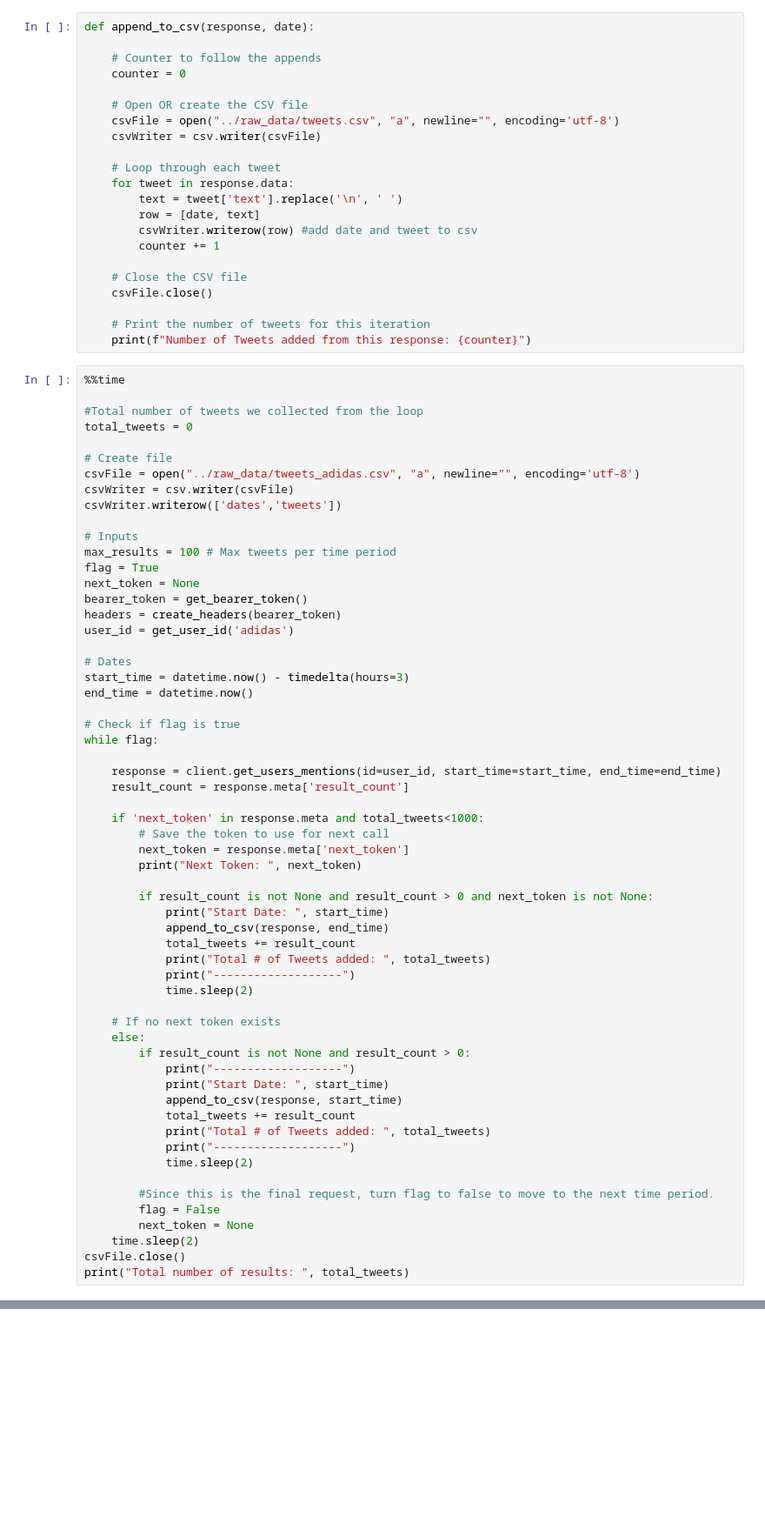
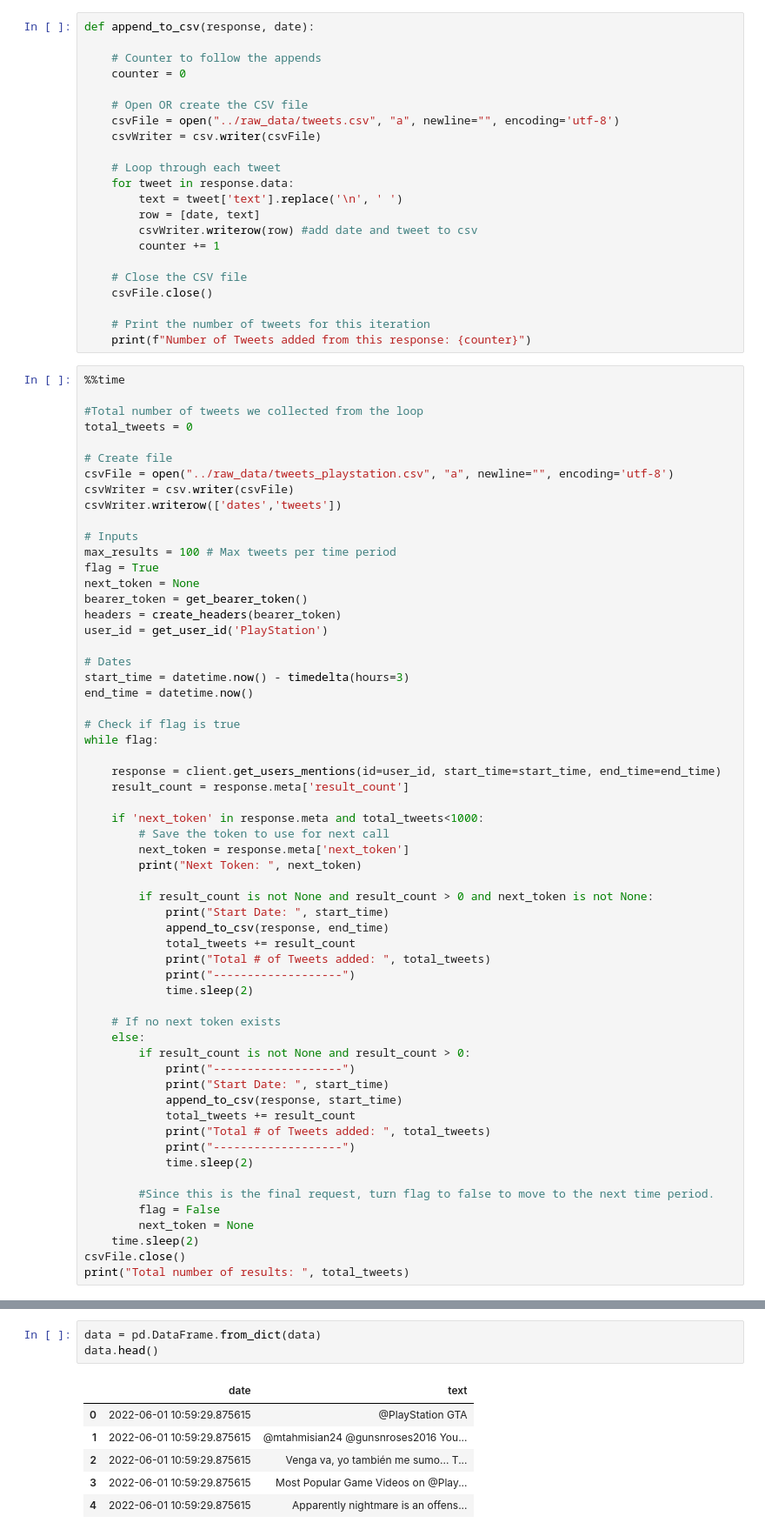
Before and after one commit to mfcorredor/DeepFeelings, a Jupyter notebook: notebooks/maria_twitter_api.ipynb, the cells around one changed output, grey strips where cells are left out. Shown at 87% size. Saved outputs shown, nothing was run; the diff lists cells and outputs as text; blank space fills up the shorter version.

```diff
--- a/notebooks/maria_twitter_api.ipynb
+++ b/notebooks/maria_twitter_api.ipynb
@@ -228,7 +231,7 @@ def append_to_csv(response, date):
 total_tweets = 0
 
 # Create file
-csvFile = open("../raw_data/tweets_adidas.csv", "a", newline="", encoding='utf-8')
+csvFile = open("../raw_data/tweets_playstation.csv", "a", newline="", encoding='utf-8')
 csvWriter = csv.writer(csvFile)
 csvWriter.writerow(['dates','tweets'])
 
@@ -238,7 +241,7 @@ flag = True
 next_token = None
 bearer_token = get_bearer_token()
 headers = create_headers(bearer_token)
-user_id = get_user_id('adidas')
+user_id = get_user_id('PlayStation')
 
 # Dates
 start_time = datetime.now() - timedelta(hours=3)
@@ -300,0 +386,10 @@ Wall time: 7min 19s
+# %%
+data = pd.DataFrame.from_dict(data)
+data.head()
+# %% [output]
+|  | date | text |
+| 0 | 2022-06-01 10:59:29.875615 | @PlayStation GTA |
+| 1 | 2022-06-01 10:59:29.875615 | @mtahmisian24 @gunsnroses2016 You... |
+| 2 | 2022-06-01 10:59:29.875615 | Venga va, yo también me sumo... T... |
+| 3 | 2022-06-01 10:59:29.875615 | Most Popular Game Videos on @Play... |
+| 4 | 2022-06-01 10:59:29.875615 | Apparently nightmare is an offens... |
```
Also changed, not shown: parts of 10 cells of this notebook, 3 other files.
